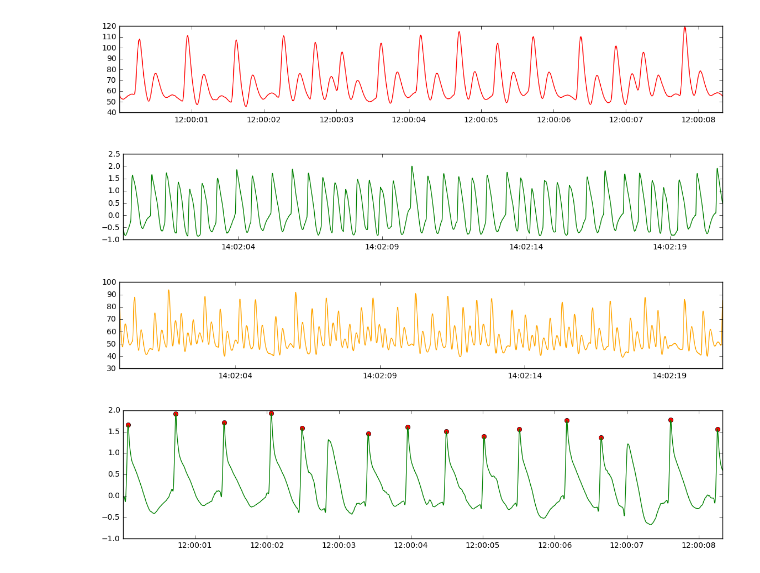
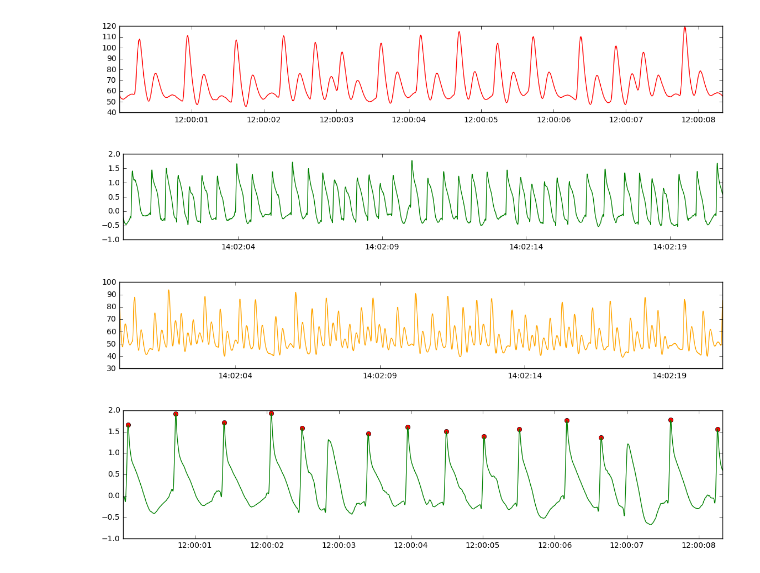
Before and after one commit to CONDUITlab/abp, a Jupyter notebook: ABP_Irregular_Waves.ipynb, the cells around one changed output. Cells and saved outputs as stored; diff of their text form; code cells hidden in the pictures.

```diff
--- a/ABP_Irregular_Waves.ipynb
+++ b/ABP_Irregular_Waves.ipynb
@@ -62,17 +54,17 @@ plt.show()
 [figure]
 # %%
 waveform_data = wavesC.head(5000)
-ecg_c_signal = waveform_data['II']
+ecg_c_signal = waveform_data['III']
 abp_c_signal = waveform_data['AR1']
 
 plt.figure(num=3, figsize=(14, 2))
 plt.plot(ecg_c_signal, color='green')
 plt.figure(num=4, figsize=(14, 2))
 plt.plot(abp_c_signal, color='orange')
 
 plt.show()
 # %% [output]
-[figure, old version]
+[figure, new version]
 [figure]
 # %%
 seg_waves = ecg.christov_segmenter(signal=ecg_b_signal.values, sampling_rate=240.)
```
Also changed, not shown: parts of 5 cells of this notebook, 1 other file.
